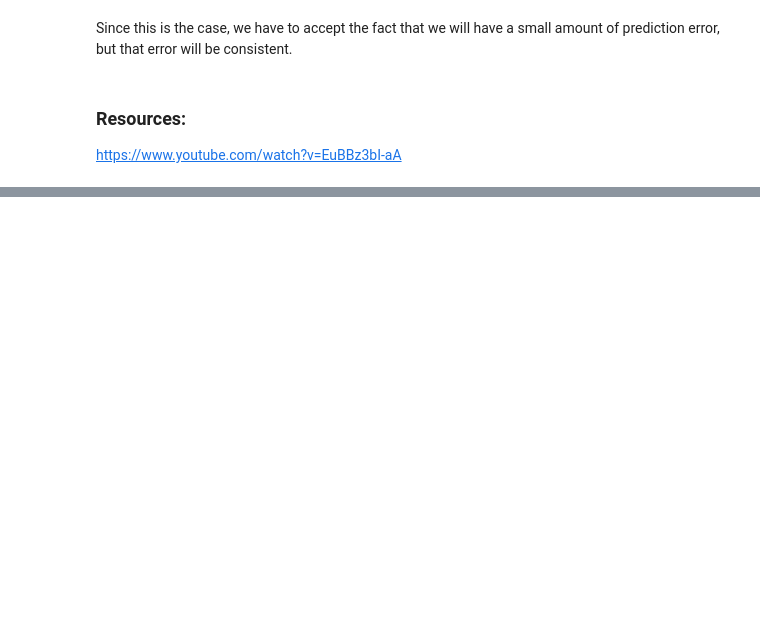
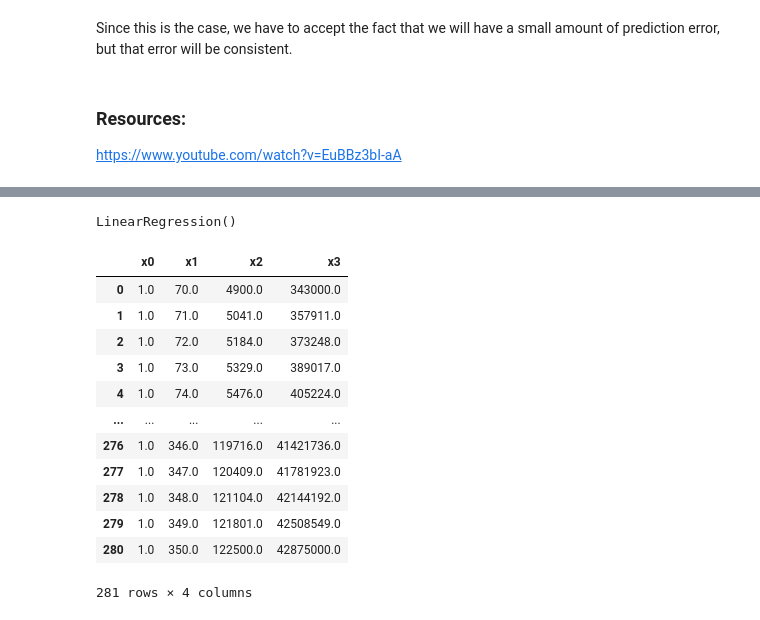
Before and after one commit to data-max-hq/machine-learning-sda-regression, a Jupyter notebook: Machine_Learning_Regression_SDA.ipynb, the cells around one changed output, grey strips where cells are left out. Saved outputs shown, nothing was run; the diff lists cells and outputs as text; code cells hidden in the pictures; blank space fills up the shorter version.

Commit message:
Add PolynomialFeature example

```diff
--- a/Machine_Learning_Regression_SDA.ipynb
+++ b/Machine_Learning_Regression_SDA.ipynb
@@ -279,0 +298,2 @@ https://www.youtube.com/watch?v=EuBBz3bI-aA
+# %%
+poly = PolynomialFeatures(degree=3)
@@ -279,0 +307,27 @@ https://www.youtube.com/watch?v=EuBBz3bI-aA
+# %%
+model = LinearRegression()
+model.fit(X_Poly_df, y)
+# %% [output]
+LinearRegression()
+# %%
+sizes = np.arange(70, 351)
+sizes.reshape(281,1)
+sizes_df = pd.DataFrame(sizes, columns = ['size_m2'])
+sizes_poly = poly.transform(sizes_df)
+sizes_poly_df = pd.DataFrame(sizes_poly, columns = ['x0','x1','x2','x3'])
+# %%
+sizes_poly_df
+# %% [output]
+|  | x0 | x1 | x2 | x3 |
+| 0 | 1.0 | 70.0 | 4900.0 | 343000.0 |
+| 1 | 1.0 | 71.0 | 5041.0 | 357911.0 |
+| 2 | 1.0 | 72.0 | 5184.0 | 373248.0 |
+| 3 | 1.0 | 73.0 | 5329.0 | 389017.0 |
+| 4 | 1.0 | 74.0 | 5476.0 | 405224.0 |
+| ... | ... | ... | ... | ... |
+| 276 | 1.0 | 346.0 | 119716.0 | 41421736.0 |
+| 277 | 1.0 | 347.0 | 120409.0 | 41781923.0 |
+| 278 | 1.0 | 348.0 | 121104.0 | 42144192.0 |
+| 279 | 1.0 | 349.0 | 121801.0 | 42508549.0 |
+| 280 | 1.0 | 350.0 | 122500.0 | 42875000.0 |
+281 rows × 4 columns
```
Also changed, not shown: parts of 16 cells of this notebook.
